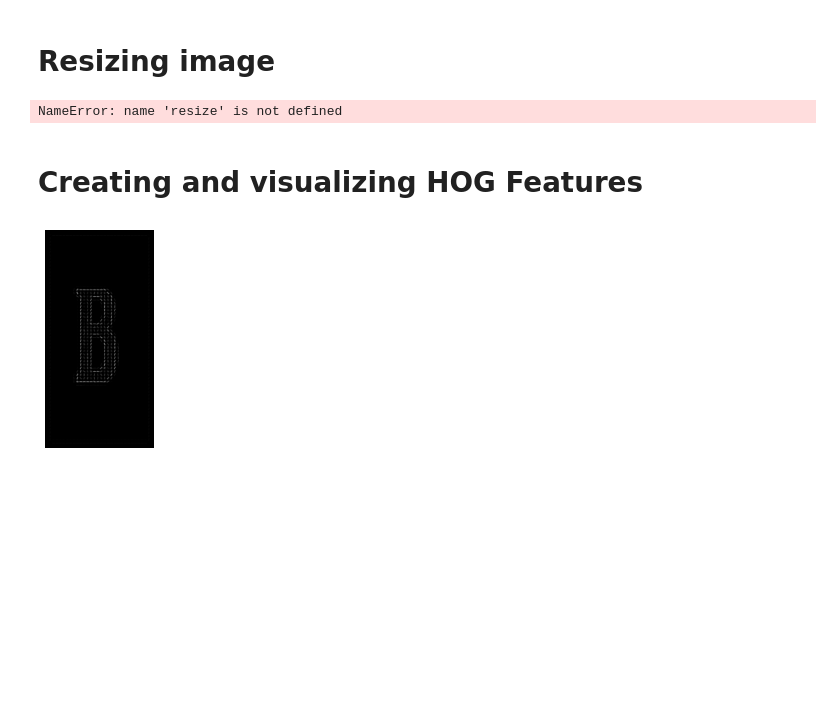
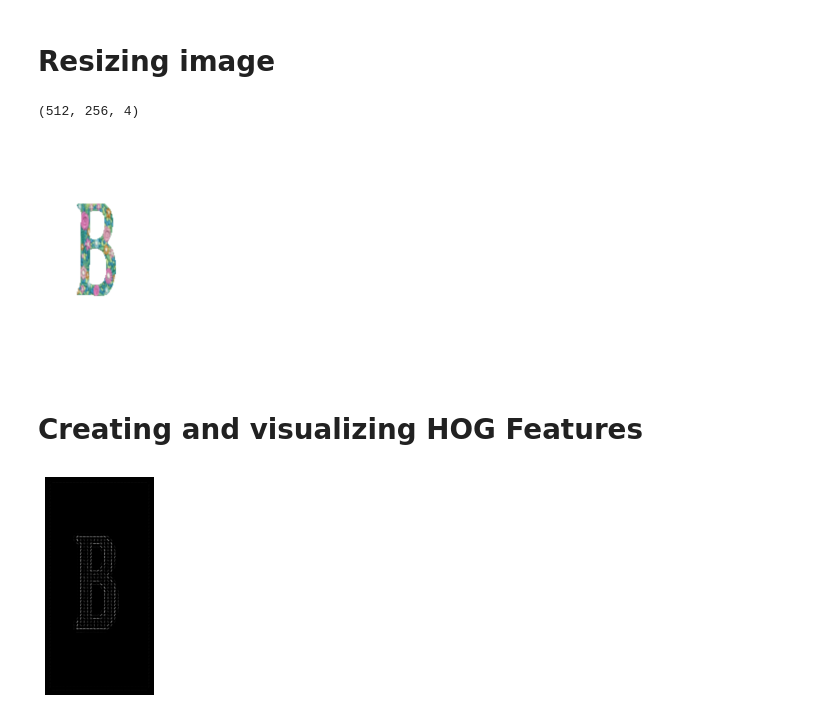
Before and after one commit to mostafa-abdelbrr/CMPN446-Project-Team-9-HoG, a Jupyter notebook: hog.ipynb, the cells around one changed output. Saved outputs shown, nothing was run; the diff lists cells and outputs as text; code cells hidden in the pictures; blank space fills up the shorter version.

```diff
--- a/hog.ipynb
+++ b/hog.ipynb
@@ -20,12 +23,13 @@ print(img.shape)
 # %% [markdown]
 # Resizing image
 # %%
-resized_img = resize(img, (128 * 8, 64 * 8))
+resized_img = resize(img, (128 * 4, 64 * 4))
 plt.axis("off")
 plt.imshow(resized_img)
 print(resized_img.shape)
 # %% [output]
-NameError: name 'resize' is not defined
+(512, 256, 4)
+[figure, added]
 # %% [markdown]
 # Creating and visualizing HOG Features
 # %%
```
Also changed, not shown: parts of 7 cells of this notebook, 1 other file.
